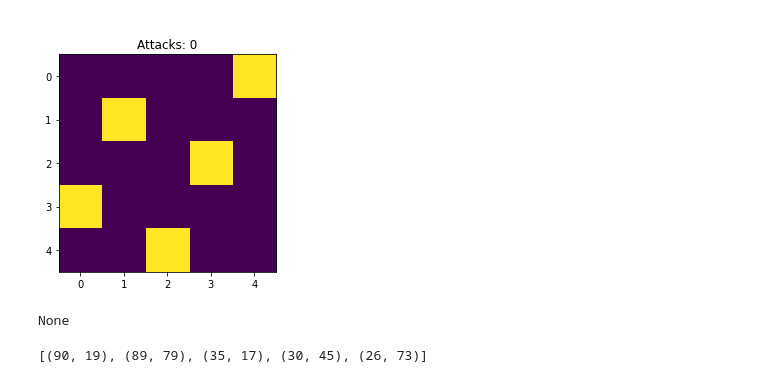
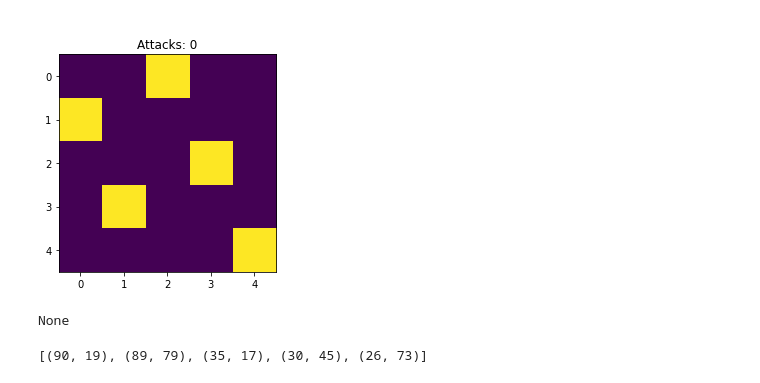
Before and after one commit to Krfld/ISEL-IASC, a Jupyter notebook: Objetivo 2/3.ipynb, the cells around one changed output. Saved outputs shown, nothing was run; the diff lists cells and outputs as text; code cells hidden in the pictures.

```diff
--- a/Objetivo 2/3.ipynb
+++ b/Objetivo 2/3.ipynb
@@ -3,35 +3,34 @@ from pygad import GA
 from NQueens import NQueens
 
 n = 5
 nq = NQueens(n)
 pop = nq.population()
 
 
 def fitFunc(element, index):
     return nq.fitnessFunction(element)
 
 
 ga = GA(num_generations=len(pop),
         num_parents_mating=2,
         num_genes=n,
         initial_population=pop,
         fitness_func=fitFunc,
         parent_selection_type='rws',  # roullete
         crossover_type='single_point',
-        crossover_probability=1,
         mutation_type='random', # i do swap in the previous exercise
         mutation_probability=0.1,
         gene_type=int,
         gene_space=range(1, n+1),
         allow_duplicate_genes=True,
         stop_criteria='reach_1'
         )
 
 ga.run()
 # ga.plot_fitness()
 print(nq.printState(ga.best_solution()[0]))
 # %% [output]
-[figure, old version]
+[figure, new version]
 None
 # %%
 from pygad import GA
```
Also changed, not shown: parts of 1 cell of this notebook, 10 other files.
